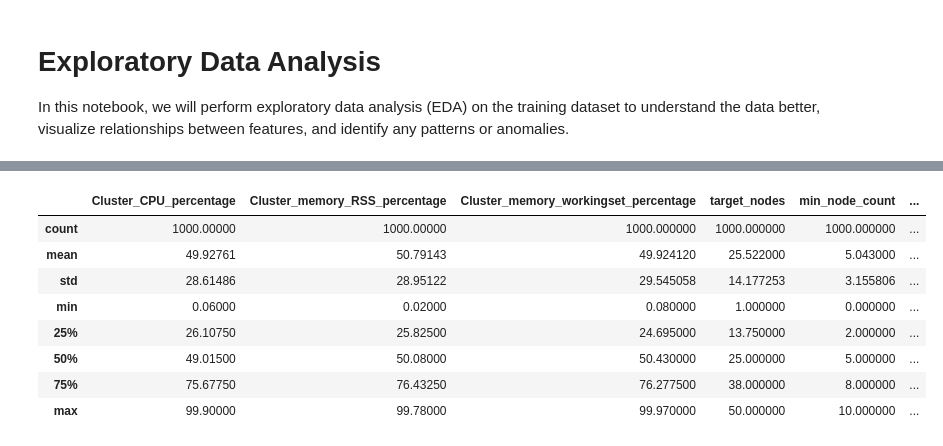
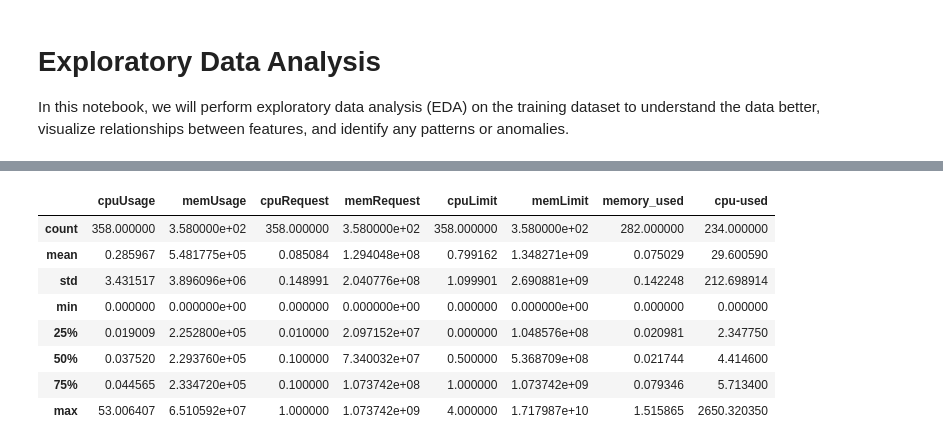
Before and after one commit to MyGitRepo-1979/MLearn, a Jupyter notebook: CostReduction/regression-ml-model/notebooks/aks_eda.ipynb, the cells around one changed output, grey strips where cells are left out. Drawn from its saved outputs; the diff is of its cells as text; code cells hidden in the pictures.

Commit message:
checking dataset

```diff
--- a/CostReduction/regression-ml-model/notebooks/aks_eda.ipynb
+++ b/CostReduction/regression-ml-model/notebooks/aks_eda.ipynb
@@ -9,9 +9,9 @@ import matplotlib.pyplot as plt
 import seaborn as sns
 
 # Load the dataset
-train_data = pd.read_excel('../data/AKS_cost_reduction_sample_dataset-V.02.xlsx')
+df = pd.read_excel('../data/aks_02_dataset.xlsx')
 #test_data = pd.read_csv('../data/test.csv')
 
 # Display the first few rows of the training data
-train_data.head()
+df.head()
 # %% [output]
@@ -25,12 +24,12 @@ train_data.head()
 # %%
-train_data.describe()
+df.describe()
 # %% [output]
-|  | Cluster_CPU_percentage | Cluster_memory_RSS_percentage | Cluster_memory_workingset_percentage | target_nodes | min_node_count | ... |
-| count | 1000.00000 | 1000.00000 | 1000.000000 | 1000.000000 | 1000.000000 | ... |
-| mean | 49.92761 | 50.79143 | 49.924120 | 25.522000 | 5.043000 | ... |
-| std | 28.61486 | 28.95122 | 29.545058 | 14.177253 | 3.155806 | ... |
-| min | 0.06000 | 0.02000 | 0.080000 | 1.000000 | 0.000000 | ... |
-| 25% | 26.10750 | 25.82500 | 24.695000 | 13.750000 | 2.000000 | ... |
-| 50% | 49.01500 | 50.08000 | 50.430000 | 25.000000 | 5.000000 | ... |
-| 75% | 75.67750 | 76.43250 | 76.277500 | 38.000000 | 8.000000 | ... |
-| max | 99.90000 | 99.78000 | 99.970000 | 50.000000 | 10.000000 | ... |
+|  | cpuUsage | memUsage | cpuRequest | memRequest | cpuLimit | memLimit | memory_used | cpu-used |
+| count | 358.000000 | 3.580000e+02 | 358.000000 | 3.580000e+02 | 358.000000 | 3.580000e+02 | 282.000000 | 234.000000 |
+| mean | 0.285967 | 5.481775e+05 | 0.085084 | 1.294048e+08 | 0.799162 | 1.348271e+09 | 0.075029 | 29.600590 |
+| std | 3.431517 | 3.896096e+06 | 0.148991 | 2.040776e+08 | 1.099901 | 2.690881e+09 | 0.142248 | 212.698914 |
+| min | 0.000000 | 0.000000e+00 | 0.000000 | 0.000000e+00 | 0.000000 | 0.000000e+00 | 0.000000 | 0.000000 |
+| 25% | 0.019009 | 2.252800e+05 | 0.010000 | 2.097152e+07 | 0.000000 | 1.048576e+08 | 0.020981 | 2.347750 |
+| 50% | 0.037520 | 2.293760e+05 | 0.100000 | 7.340032e+07 | 0.500000 | 5.368709e+08 | 0.021744 | 4.414600 |
+| 75% | 0.044565 | 2.334720e+05 | 0.100000 | 1.073742e+08 | 1.000000 | 1.073742e+09 | 0.079346 | 5.713400 |
+| max | 53.006407 | 6.510592e+07 | 1.000000 | 1.073742e+09 | 4.000000 | 1.717987e+10 | 1.515865 | 2650.320350 |
```
Also changed, not shown: parts of 9 cells of this notebook, 1 other file.
